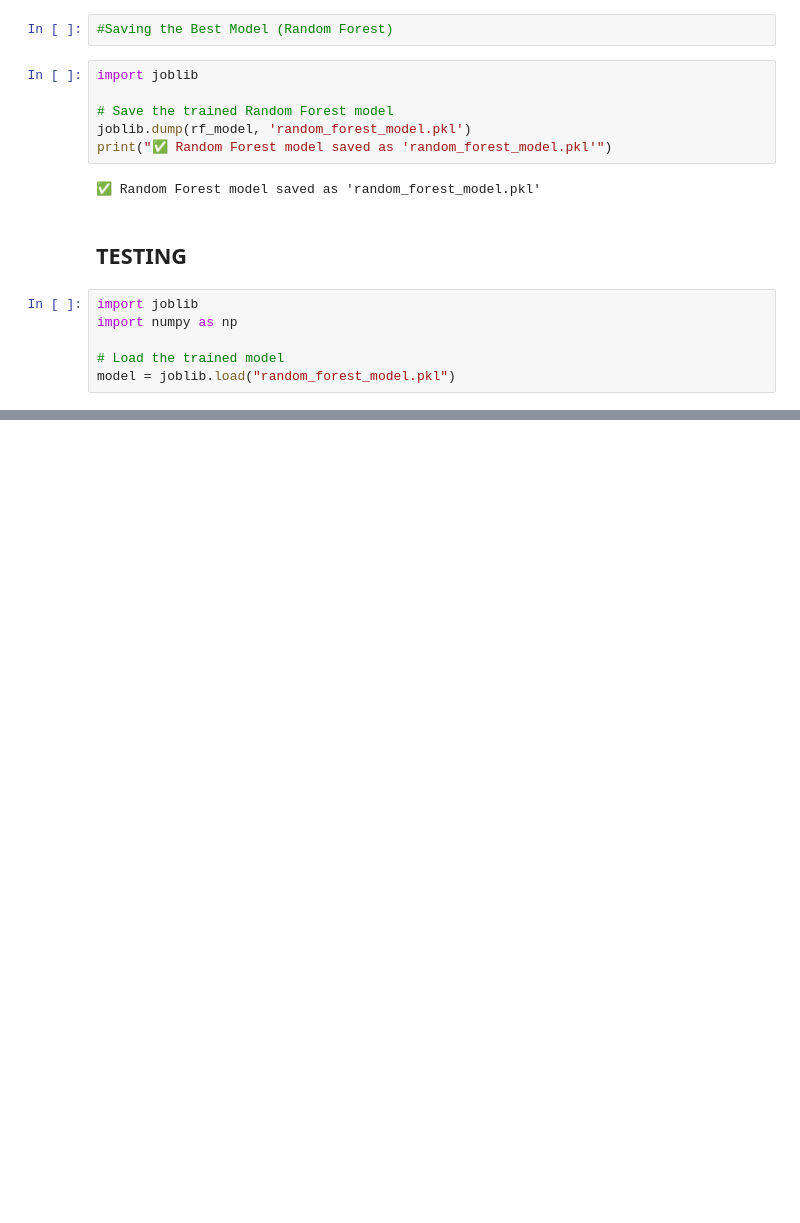
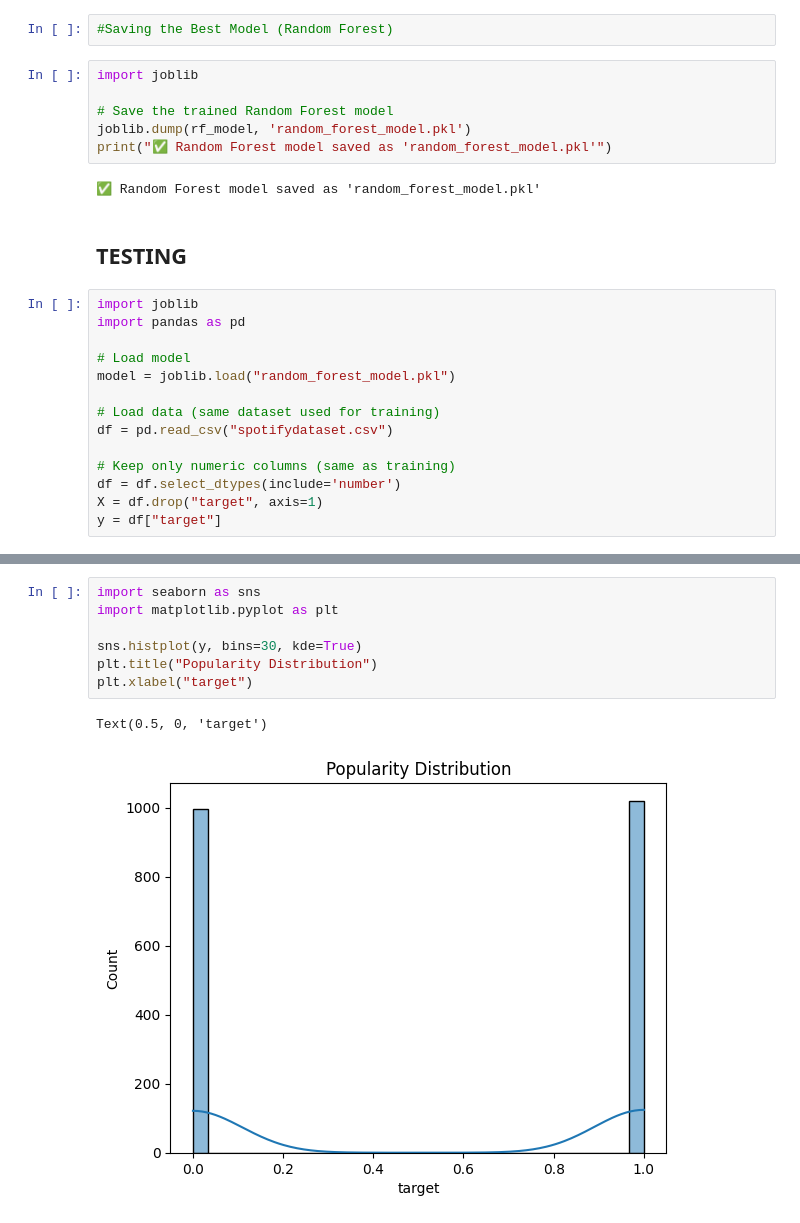
Before and after one commit to mlwithC/spotifypopularitypredictor, a Jupyter notebook: spotifypopularitypredictor.ipynb, the cells around one changed output, grey strips where cells are left out. Drawn from its saved outputs; the diff is of its cells as text; blank space fills up the shorter version.

```diff
--- a/spotifypopularitypredictor.ipynb
+++ b/spotifypopularitypredictor.ipynb
@@ -432,8 +432,16 @@ print("✅ Random Forest model saved as 'random_forest_model.pkl'")
 ## TESTING
 # %%
 import joblib
-import numpy as np
+import pandas as pd
 
-# Load the trained model
+# Load model
 model = joblib.load("random_forest_model.pkl")
+
+# Load data (same dataset used for training)
+df = pd.read_csv("spotifydataset.csv")
+
+# Keep only numeric columns (same as training)
+df = df.select_dtypes(include='number')
+X = df.drop("target", axis=1)
+y = df["target"]
 # %%
@@ -533,0 +470,10 @@ Probability of being Popular: 0.04
+# %%
+import seaborn as sns
+import matplotlib.pyplot as plt
+
+sns.histplot(y, bins=30, kde=True)
+plt.title("Popularity Distribution")
+plt.xlabel("target")
+# %% [output]
+Text(0.5, 0, 'target')
+[figure, added]
```
Also changed, not shown: parts of 13 cells of this notebook, 1 other file.
